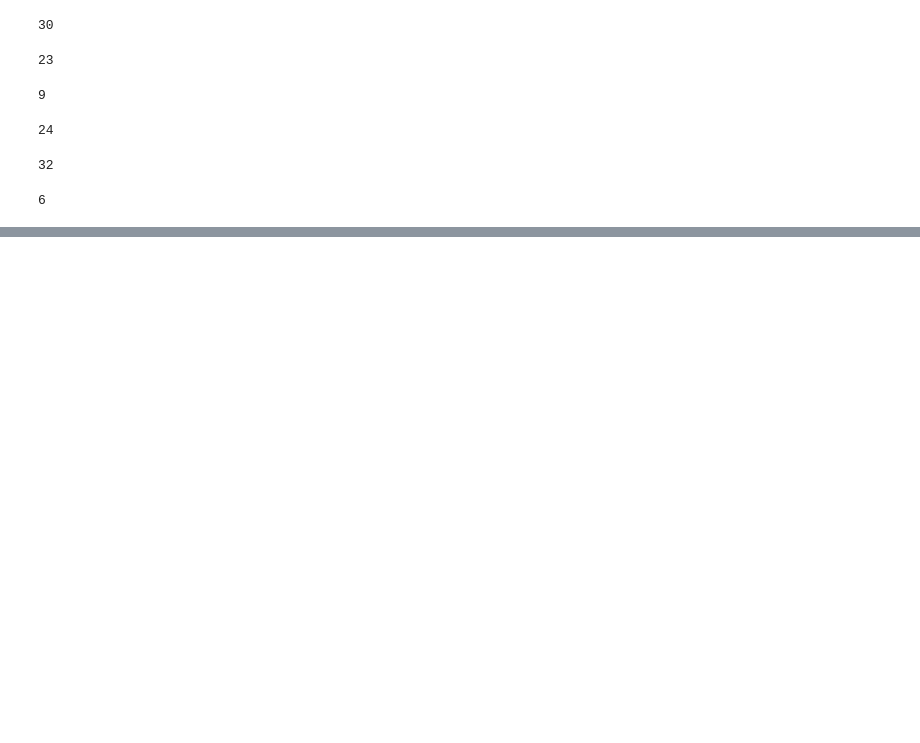
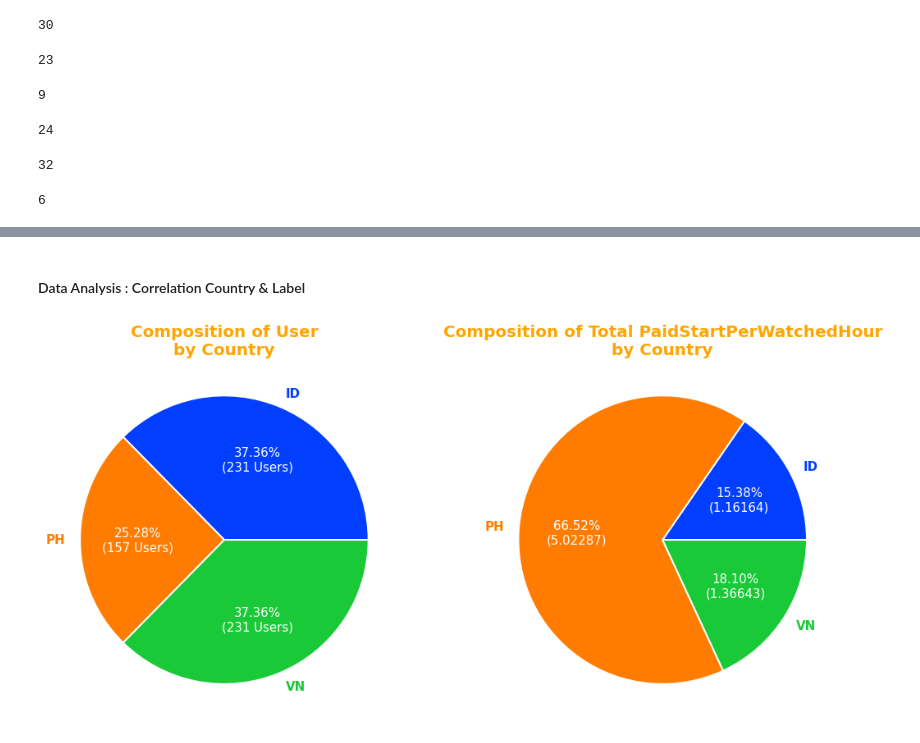
Before and after one commit to UsepSyaikalArifin/My-Projects, a Jupyter notebook: MAINGAMES Data Analyst/Jupyter Notebook/main.ipynb, the cells around one changed output, grey strips where cells are left out. Saved outputs shown, nothing was run; the diff lists cells and outputs as text; code cells hidden in the pictures; blank space fills up the shorter version.

```diff
--- a/MAINGAMES Data Analyst/Jupyter Notebook/main.ipynb
+++ b/MAINGAMES Data Analyst/Jupyter Notebook/main.ipynb
@@ -138,0 +308,49 @@ display(len(Core_columns))
+# %% [markdown]
+#### Data Analysis : Correlation Country & Label
+# %%
+Country_PaidStartPerWatchedHour = ["Country","PaidStarPerWatchedHour"]
+df_Country_PaidStartPerWatchedHour = df_Core.groupby(["Country"]).agg({
+                                                                                            "Country":"count",
+                                                                                            "PaidStarPerWatchedHour":"sum"
+                                                                                          })
+# display(df_Country_PaidStartPerWatchedHour["Country"])
+# display(df_Country_PaidStartPerWatchedHour["PaidStarPerWatchedHour"])
+
+def autopct(pct, data, column):
+  if column == "Country":
+    absolute_value = int(pct/100*np.sum(data))
+    return "{:0.2f}%\n({:d} Users)".format(pct, absolute_value)
+  else:
+    absolute_value = float(pct/100*np.sum(data))
+    return "{:0.2f}%\n({:0.5f})".format(pct, absolute_value)
+
+palette = sns.color_palette("bright")
+
+fig, axs = plt.subplots(1,2, figsize=(15, 7))
+for i, column in enumerate(Country_PaidStartPerWatchedHour):
+    patches, texts, pcts = axs[i].pie(
+                                      x=df_Country_PaidStartPerWatchedHour[column],
+                                      labels=df_Country_PaidStartPerWatchedHour.index,
+                                      autopct=lambda pct:autopct(pct, df_Country_PaidStartPerWatchedHour[column], column),
+                                      textprops={
+                                                 "size" : 15,
+                                                 "color" : "white"
+                                                },
+                                      wedgeprops={
+                                                 "linewidth" : 2,
+                                                 "edgecolor" : "white"
+                                                },
+                                      colors=palette
+                                     )
+    for y, patch in enumerate(patches):
+      texts[y].set_color(patch.get_facecolor())
+
+    axs[0].set_title("Composition of User\nby Country",fontsize=20, fontweight="bold", color="orange")
+    axs[1].set_title("Composition of Total PaidStartPerWatchedHour\nby Country",fontsize=20, fontweight="bold", color="orange")
+
+    plt.setp(texts, fontweight="bold")
+
+plt.tight_layout()
+plt.show()
+# %% [output]
+[figure, added]
```
Also changed, not shown: parts of 34 cells of this notebook.
